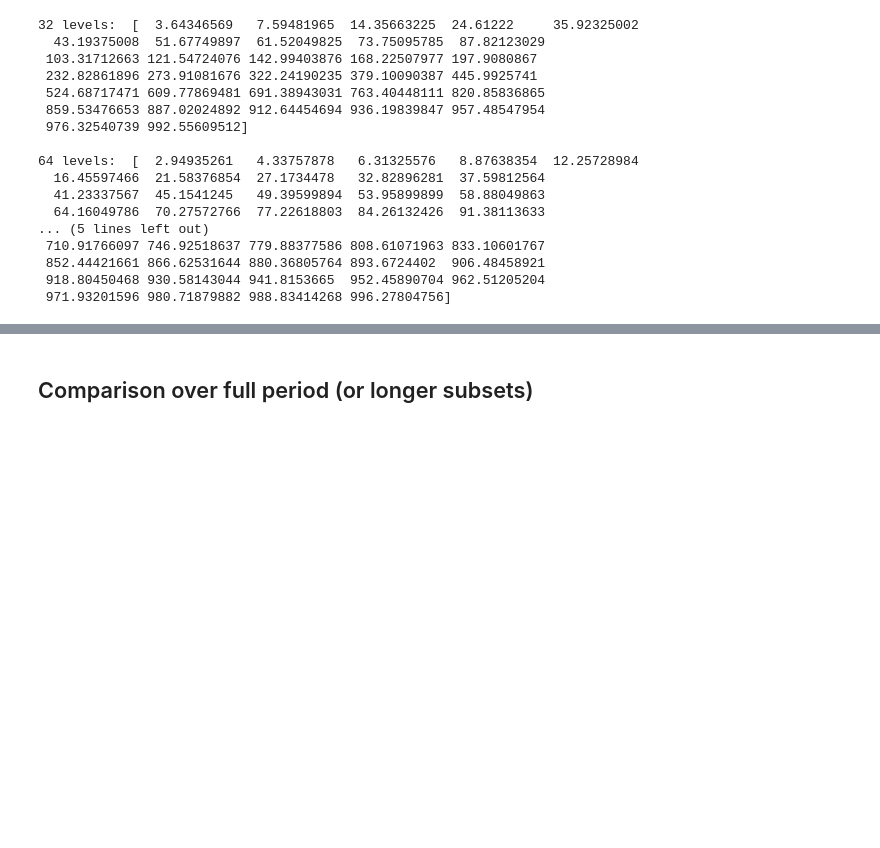
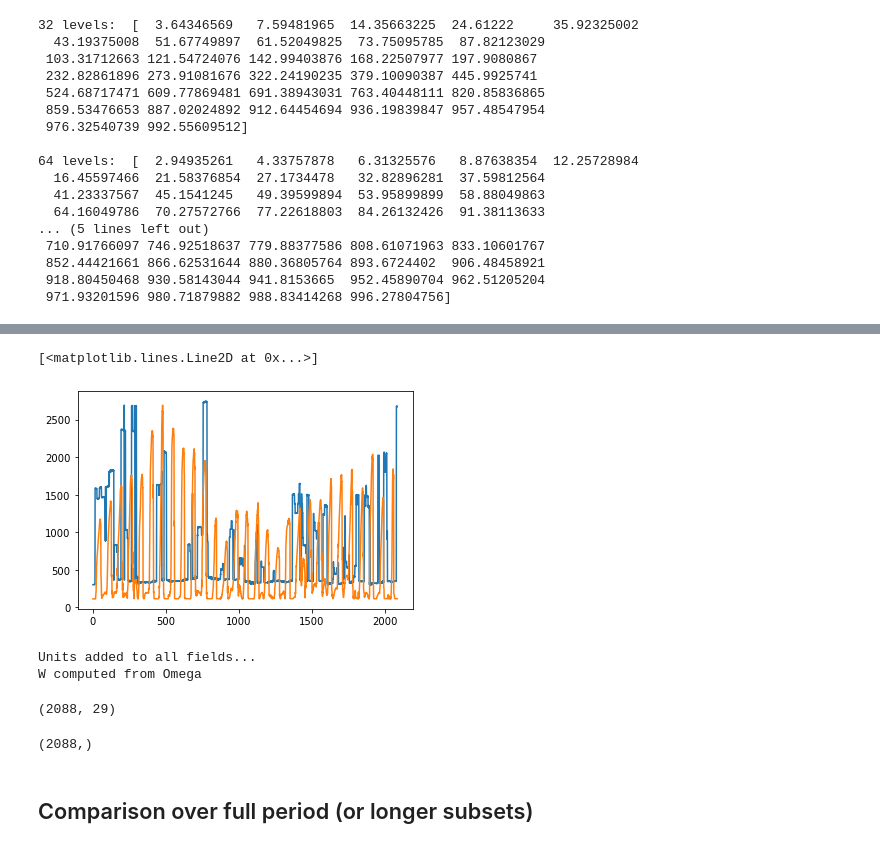
Before and after one commit to megandevlan/CLASP-CESM2_analysis, a Jupyter notebook: SCAM_CLUBBimpacts.ipynb, the cells around one changed output, grey strips where cells are left out. Saved outputs shown, nothing was run; the diff lists cells and outputs as text; code cells hidden in the pictures; blank space fills up the shorter version.

```diff
--- a/SCAM_CLUBBimpacts.ipynb
+++ b/SCAM_CLUBBimpacts.ipynb
@@ -396,0 +470,31 @@ RVMTEND_hmg64 = Ngl.vinth2p(hmgDS_64.RVMTEND_CLUBB.values,hyam,hybm,pnew64,PS_hm
+# %%
+## Look for max dQ/dz as top of PBL instead of using the PBLH from the model
+# Use zlevm_h?g computed above
+
+# What is dQ/dZ then?
+nT   = np.shape(Z3_htg64)[0]
+nLev = np.shape(Z3_htg64)[1]
+
+dQdz_hmg = np.full([nT, nLev], np.nan)
+PBLdepth_hmg = np.full([nT], np.nan)
+
+dQdz_htg = np.full([nT, nLev], np.nan)
+PBLdepth_htg = np.full([nT], np.nan)
+
+for iT in range(nT):
+    for iLev in range(nLev-1):
+        dQ_hmg = np.squeeze(hmgDS_64.Q.values)[iT, iLev+1] - np.squeeze(hmgDS_64.Q.values)[iT, iLev]
+        dZ_hmg = zlevm_hmg[iT,iLev+1] - zlevm_hmg[iT,iLev]
+        dQdz_hmg[iT,iLev+1] = dQ_hmg/dZ_hmg
+
+        dQ_htg = np.squeeze(htgDS_64.Q.values)[iT, iLev+1] - np.squeeze(htgDS_64.Q.values)[iT, iLev]
+        dZ_htg = zlevm_htg[iT,iLev+1] - zlevm_htg[iT,iLev]
+        dQdz_htg[iT,iLev+1] = dQ_htg/dZ_htg
+
+    iLevs_hmg = np.where((zlevm_hmg[iT,:]>=200) & (zlevm_hmg[iT,:]<=3000))[0]
+    maxLev_hmg = np.where(dQdz_hmg[iT,iLevs_hmg]==np.nanmax(dQdz_hmg[iT,iLevs_hmg]))[0]
+    PBLdepth_hmg[iT] = zlevm_hmg[iT,iLevs_hmg[maxLev_hmg[0]]]
+
+    iLevs_htg        = np.where((zlevm_htg[iT,:]>=200) & (zlevm_htg[iT,:]<=3000))[0]
+    maxLev_htg       = np.where(dQdz_htg[iT,iLevs_htg]==np.nanmax(dQdz_htg[iT,iLevs_htg]))[0]
+    PBLdepth_htg[iT] = zlevm_htg[iT,iLevs_htg[maxLev_htg[0]]]
@@ -397,3 +509,38 @@ RVMTEND_hmg64 = Ngl.vinth2p(hmgDS_64.RVMTEND_CLUBB.values,hyam,hybm,pnew64,PS_hm
+# %%
+plt.plot(PBLdepth_htg)
+plt.plot(np.squeeze(htgDS_64.PBLH.values))
+# %% [output]
+[<matplotlib.lines.Line2D at 0x...>]
+[figure, added]
+# %%
+## Use MetPy to convert omega to vertical velocity
+#      (assuming dry air rather than using virtual temperature correction)
+
+Omega_hmg64 = np.squeeze(OMEGA_hmg64) * units('Pa/s')
+Omega_htg64 = np.squeeze(OMEGA_htg64) * units('Pa/s')
+
+presurreLevs = pnew64 * units('hPa')
+
+Temp_hmg64 = np.squeeze(T_hmg64) * units('K')
+Temp_htg64 = np.squeeze(T_htg64) * units('K')
+
+print('Units added to all fields...')
+
+w_hmg64 = mpc.vertical_velocity(Omega_hmg64, presurreLevs, Temp_hmg64)
+w_htg64 = mpc.vertical_velocity(Omega_htg64, presurreLevs, Temp_htg64)
+
+print('W computed from Omega')
+# %% [output]
+Units added to all fields...
+W computed from Omega
+# %%
+np.shape(U_hmg64)
+# %% [output]
+(2088, 29)
+# %%
+np.shape(TKE_htg64)
+# %% [output]
+(2088,)
 # %% [markdown]
 ## Comparison over full period (or longer subsets)
 # %%
```
Also changed, not shown: parts of 35 cells of this notebook, 3 other files.
